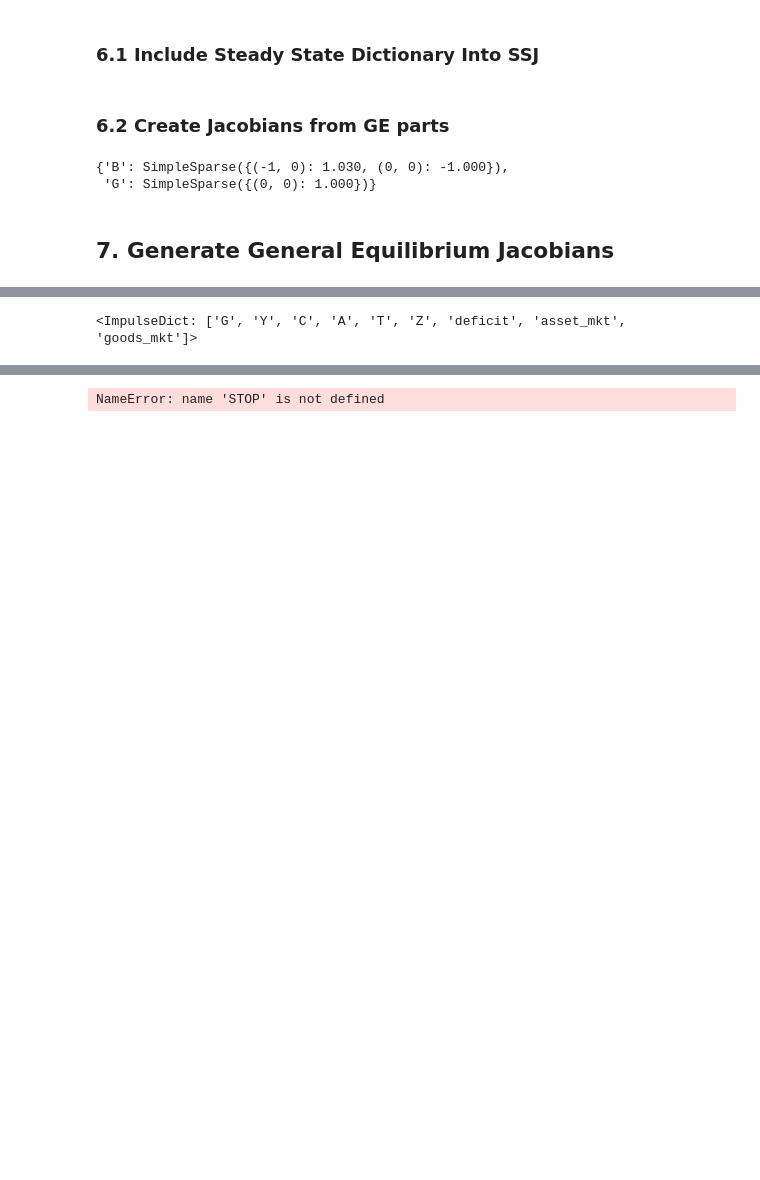
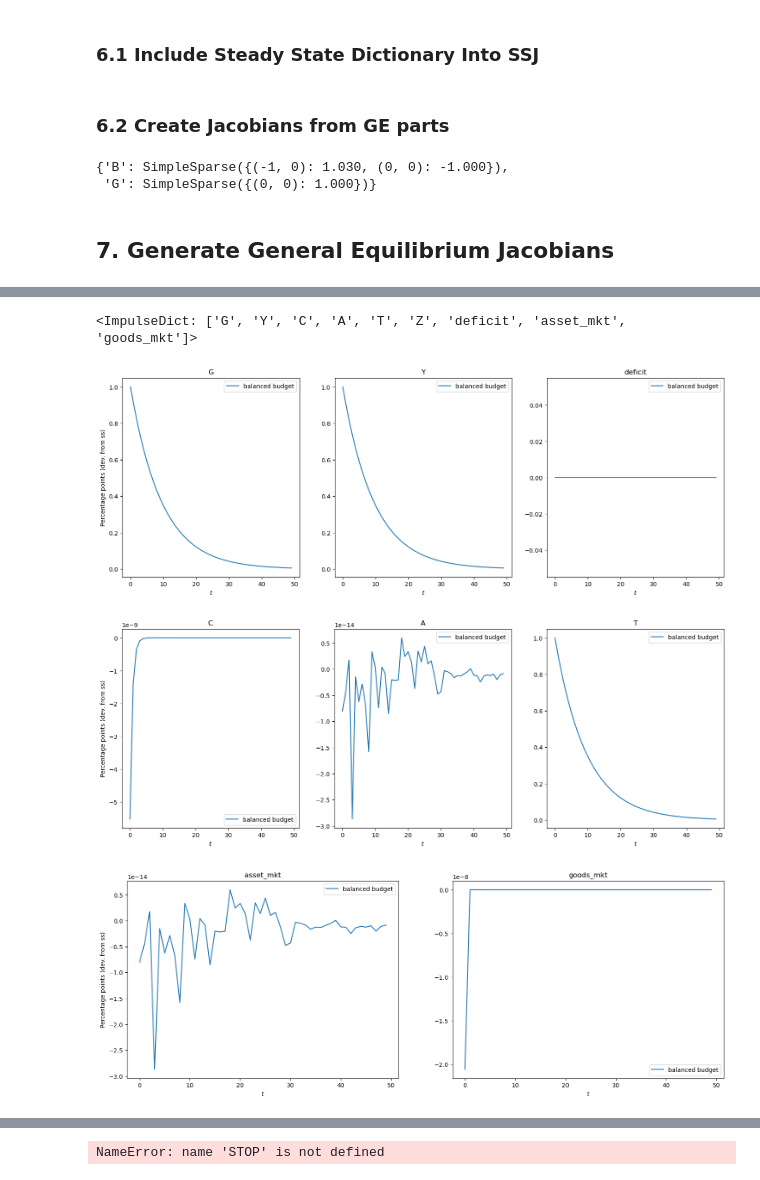
Before and after one commit to AMonninger/REMARK-ECB, a Jupyter notebook: code/python/IndShockConsumerType_HANK.ipynb, the cells around one changed output, grey strips where cells are left out. Cells and saved outputs as stored; diff of their text form; code cells hidden in the pictures; blank space fills up the shorter version.

```diff
--- a/code/python/IndShockConsumerType_HANK.ipynb
+++ b/code/python/IndShockConsumerType_HANK.ipynb
@@ -208,4 +217,6 @@ Agent_ss = IndShockConsumerType(**Dict, verbose = False)
 # %%
-Agent_ss.solve()
+#Agent_ss.solve()
 Agent_ss.compute_steady_state()
 A_ss = Agent_ss.A_ss
+B_ss = Agent_ss.A_ss
+T_ss = fiscal_ss(B_ss,r_ss,G_ss)
@@ -300,7 +309,7 @@ irfs_B = HARK_HANK.solve_impulse_linear(HARK_SteadyState_Dict, unknowns, targets
-# %%
-irfs_B
-# %% [output]
-<ImpulseDict: ['G', 'Y', 'C', 'A', 'T', 'Z', 'deficit', 'asset_mkt', 'goods_mkt']>
+# %%
+irfs_G
+# %% [output]
+<ImpulseDict: ['G', 'Y', 'C', 'A', 'T', 'Z', 'deficit', 'asset_mkt', 'goods_mkt']>
 # %%
 def show_irfs(irfs_list, variables, labels=[" "], ylabel=r"Percentage points (dev. from ss)", T_plot=50, figsize=(18, 6)):
     if len(irfs_list) != len(labels):
@@ -317,3 +326,11 @@ def show_irfs(irfs_list, variables, labels=[" "], ylabel=r"Percentage points (de
             ax[i].set_ylabel(ylabel)
         ax[i].legend()
     plt.show()
+# %%
+show_irfs([irfs_G], ['G', 'Y', 'deficit'], labels=["balanced budget"])
+show_irfs([irfs_G], ['C', 'A', 'T'], labels=["balanced budget"])
+show_irfs([irfs_G], ['asset_mkt', 'goods_mkt'], labels=["balanced budget"])
+# %% [output]
+[figure, added]
+[figure, added]
+[figure, added]
```
Also changed, not shown: parts of 29 cells of this notebook.
